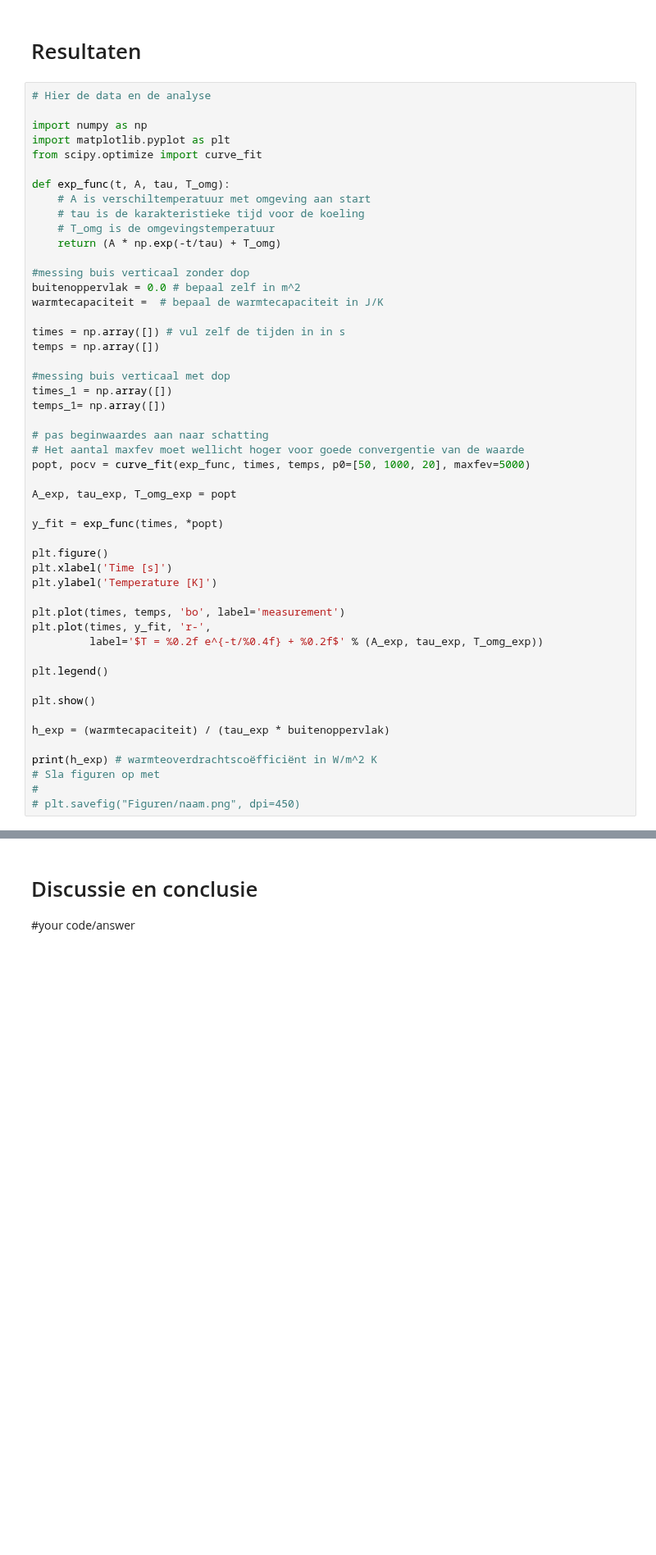
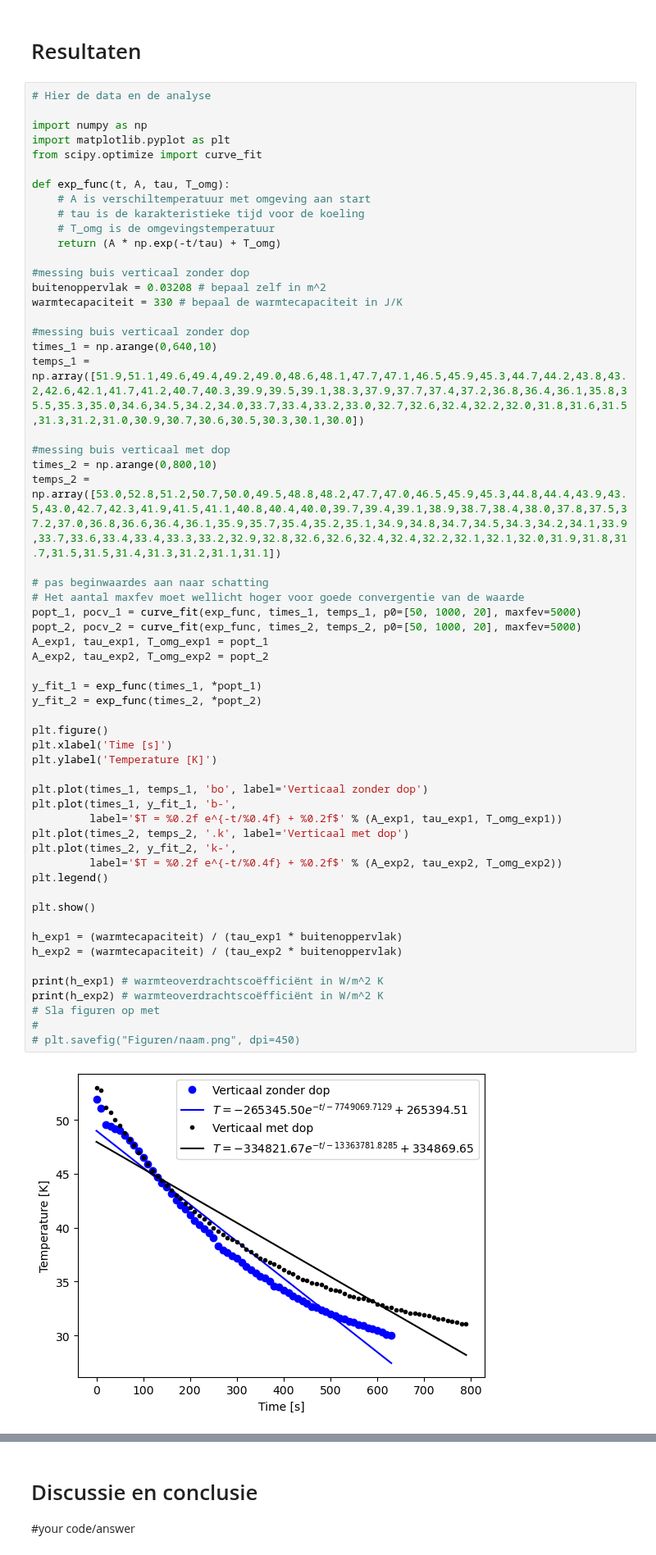
Before and after one commit to Eerkje/Annet-Erik, a Jupyter notebook: Content/Labs/koelbuis.ipynb, the cells around one changed output, grey strips where cells are left out. Shown at 82% size. Drawn from its saved outputs; the diff is of its cells as text; blank space fills up the shorter version.

```diff
--- a/Content/Labs/koelbuis.ipynb
+++ b/Content/Labs/koelbuis.ipynb
@@ -171,46 +174,55 @@ import numpy as np
 import matplotlib.pyplot as plt
 from scipy.optimize import curve_fit
 
 def exp_func(t, A, tau, T_omg):
     # A is verschiltemperatuur met omgeving aan start
     # tau is de karakteristieke tijd voor de koeling
     # T_omg is de omgevingstemperatuur
     return (A * np.exp(-t/tau) + T_omg)
 
 #messing buis verticaal zonder dop
-buitenoppervlak = 0.0 # bepaal zelf in m^2
-warmtecapaciteit =  # bepaal de warmtecapaciteit in J/K
+buitenoppervlak = 0.03208 # bepaal zelf in m^2
+warmtecapaciteit = 330 # bepaal de warmtecapaciteit in J/K
 
-times = np.array([]) # vul zelf de tijden in in s
-temps = np.array([])
+#messing buis verticaal zonder dop
+times_1 = np.arange(0,640,10)
+temps_1 = np.array([51.9,51.1,49.6,49.4,49.2,49.0,48.6,48.1,47.7,47.1,46.5,45.9,45.3,44.7,44.2,43.8,43.2,42.6,42.1,41.7,41.2,40.7,40.3,39.9,39.5,39.1,38.3,37.9,37.7,37.4,37.2,36.8,36.4,36.1,35.8,35.5,35.3,35.0,34.6,34.5,34.2,34.0,33.7,33.4,33.2,33.0,32.7,32.6,32.4,32.2,32.0,31.8,31.6,31.5,31.3,31.2,31.0,30.9,30.7,30.6,30.5,30.3,30.1,30.0])
 
 #messing buis verticaal met dop
-times_1 = np.array([])
-temps_1= np.array([])
+times_2 = np.arange(0,800,10)
+temps_2 = np.array([53.0,52.8,51.2,50.7,50.0,49.5,48.8,48.2,47.7,47.0,46.5,45.9,45.3,44.8,44.4,43.9,43.5,43.0,42.7,42.3,41.9,41.5,41.1,40.8,40.4,40.0,39.7,39.4,39.1,38.9,38.7,38.4,38.0,37.8,37.5,37.2,37.0,36.8,36.6,36.4,36.1,35.9,35.7,35.4,35.2,35.1,34.9,34.8,34.7,34.5,34.3,34.2,34.1,33.9,33.7,33.6,33.4,33.4,33.3,33.2,32.9,32.8,32.6,32.6,32.4,32.4,32.2,32.1,32.1,32.0,31.9,31.8,31.7,31.5,31.5,31.4,31.3,31.2,31.1,31.1])
 
 # pas beginwaardes aan naar schatting
 # Het aantal maxfev moet wellicht hoger voor goede convergentie van de waarde
-popt, pocv = curve_fit(exp_func, times, temps, p0=[50, 1000, 20], maxfev=5000)
+popt_1, pocv_1 = curve_fit(exp_func, times_1, temps_1, p0=[50, 1000, 20], maxfev=5000)
+popt_2, pocv_2 = curve_fit(exp_func, times_2, temps_2, p0=[50, 1000, 20], maxfev=5000)
+A_exp1, tau_exp1, T_omg_exp1 = popt_1
+A_exp2, tau_exp2, T_omg_exp2 = popt_2
 
-A_exp, tau_exp, T_omg_exp = popt
-
-y_fit = exp_func(times, *popt)
+y_fit_1 = exp_func(times_1, *popt_1)
+y_fit_2 = exp_func(times_2, *popt_2)
 
 plt.figure()
 plt.xlabel('Time [s]')
 plt.ylabel('Temperature [K]')
 
-plt.plot(times, temps, 'bo', label='measurement')
-plt.plot(times, y_fit, 'r-',
-         label='$T = %0.2f e^{-t/%0.4f} + %0.2f$' % (A_exp, tau_exp, T_omg_exp))
-
+plt.plot(times_1, temps_1, 'bo', label='Verticaal zonder dop')
+plt.plot(times_1, y_fit_1, 'b-',
+         label='$T = %0.2f e^{-t/%0.4f} + %0.2f$' % (A_exp1, tau_exp1, T_omg_exp1))
+plt.plot(times_2, temps_2, '.k', label='Verticaal met dop')
+plt.plot(times_2, y_fit_2, 'k-',
+         label='$T = %0.2f e^{-t/%0.4f} + %0.2f$' % (A_exp2, tau_exp2, T_omg_exp2))
 plt.legend()
 
 plt.show()
 
-h_exp = (warmtecapaciteit) / (tau_exp * buitenoppervlak)
+h_exp1 = (warmtecapaciteit) / (tau_exp1 * buitenoppervlak)
+h_exp2 = (warmtecapaciteit) / (tau_exp2 * buitenoppervlak)
 
-print(h_exp) # warmteoverdrachtscoëfficiënt in W/m^2 K
+print(h_exp1) # warmteoverdrachtscoëfficiënt in W/m^2 K
+print(h_exp2) # warmteoverdrachtscoëfficiënt in W/m^2 K
 # Sla figuren op met
 #
 # plt.savefig("Figuren/naam.png", dpi=450)
+# %% [output]
+[figure, added]
```
Also changed, not shown: parts of 3 cells of this notebook, 2 other files.
